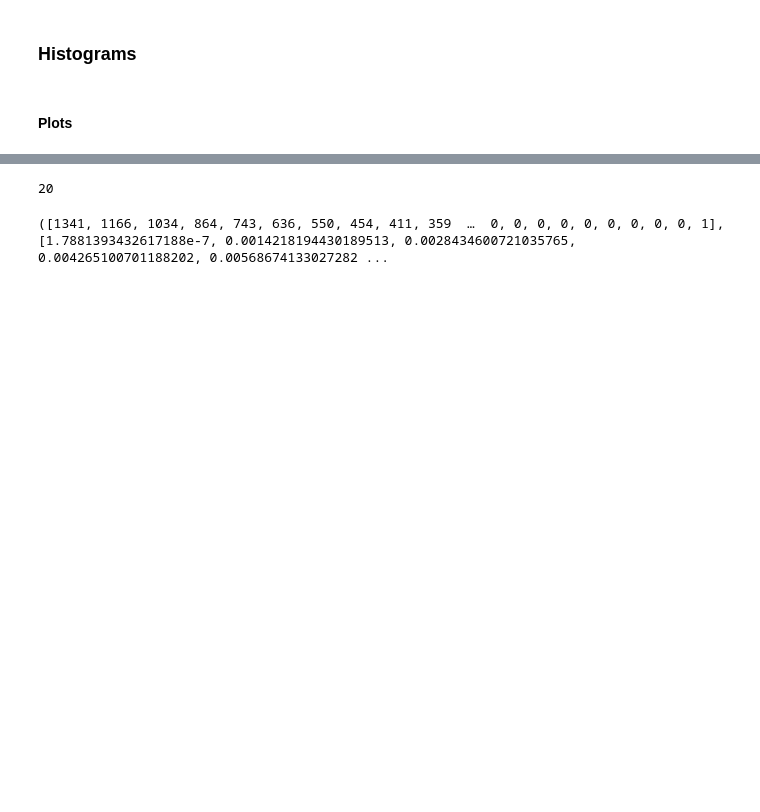
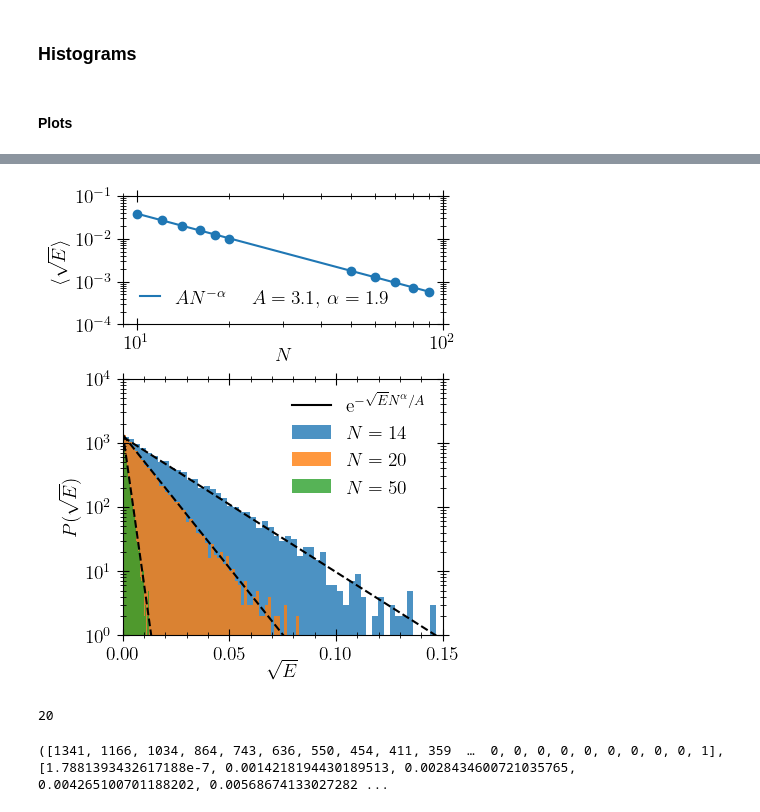
Before and after one commit to FZJ-PGI-12/Mean-Field-Approximate-Optimization-Algorithm, a Jupyter notebook: notebooks/plots_number-partitioning.ipynb, the cells around one changed output, grey strips where cells are left out. Drawn from its saved outputs; the diff is of its cells as text; code cells hidden in the pictures; blank space fills up the shorter version.

```diff
--- a/notebooks/plots_number-partitioning.ipynb
+++ b/notebooks/plots_number-partitioning.ipynb
@@ -105,3 +113,44 @@ savefig(PATH_DB * "Fig6.pdf", dpi=300)
+# %%
+@pyimport matplotlib.gridspec as gspec
+
+colors = ["C0", "C1", "C2", "C3"];
+
+fig = plt.figure(figsize=(4.2, 5), constrained_layout=true)
+
+spec = gspec.GridSpec(figure=fig, ncols=1, nrows=2, wspace=0.0, hspace=0.0, height_ratios=[1, 2])
+
+ax1 = fig.add_subplot(spec[1])
+ax2 = fig.add_subplot(spec[0])
+
+ax1.plot(X, E_star_data, "o")
+ax1.plot(X, map(x -> m(x, [fit_E.param[1], fit_E.param[2]]), log.(X)) .|> exp, "-C0", label="\$AN^{-\\alpha}\$")
+ax1.plot([], [], lw=0, label=@sprintf("\$A=%.1f,\\, \\alpha=%.1f \$", fit_E.param[1] |> exp, fit_E.param[2] |> abs))
+ax1.set_xlabel("\$N\$", labelpad=-4)
+ax1.set_ylabel("\$\\langle\\sqrt{E}\\rangle\$")
+ax1.set_xscale("log")
+ax1.set_yscale("log")
+ax1.set_xlim(nothing, 1e2)
+ax1.set_ylim(1e-4, 1e-1)
+ax1.legend(loc="lower left", ncol=2, columnspacing=-0.5, handlelength=1)
+
+for (k, N) in enumerate([14, 20, 50])
+    new_file = "number-partitioning_" * "p_" * string(p) * "_N_" * string(N) * "_num_inst_" * string(num_instances) * "_seed_" * string(seed) * "_all_E_stars.h5"
+    data_file = h5open(PATH_DB * new_file, "r")
+    all_E_stars = read(data_file, "all_E_stars")
+    counts, bins = np.histogram(all_E_stars, bins=100)
+    hist(bins[1:end-1], bins, weights=(counts), lw=1.5, label=@sprintf("\$N=%2d\$", N), color=colors[k], alpha=0.8)#, histtype="step")
+    plot(bins[1:end-1], map(x -> counts[1]*exp.(-N^1.9 * x / 3.1), bins[1:end-1]), "--k")
+end
+plot([], [], c="k", label="\$\\mathrm{e}^{- \\sqrt{E} N^{\\alpha} / A}\$")
+legend(loc="upper right", ncol=1)
+ax2.set_yscale("log")
+ax2.set_xlim(0, 0.15)
+ax2.set_ylim(1e0, 1e4)
+ax2.set_xlabel("\$\\sqrt{E}\$", labelpad=-1)
+ax2.set_ylabel("\$ P(\\sqrt{E})\$")
+savefig(PATH_DB * "Fig5.pdf", dpi=300)
+# %% [output]
+[figure, added]
 # %%
 N = 20 #
 # N = 12
```
Also changed, not shown: parts of 11 cells of this notebook.
